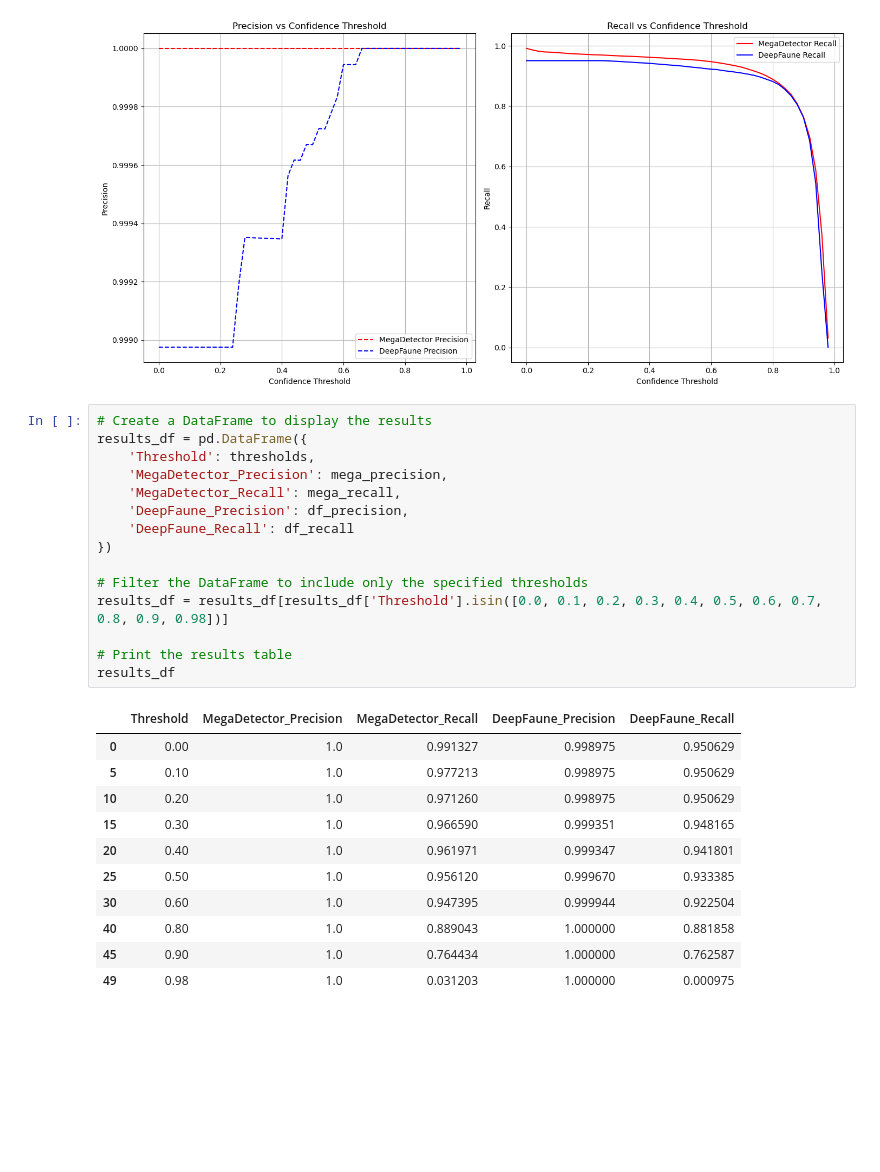
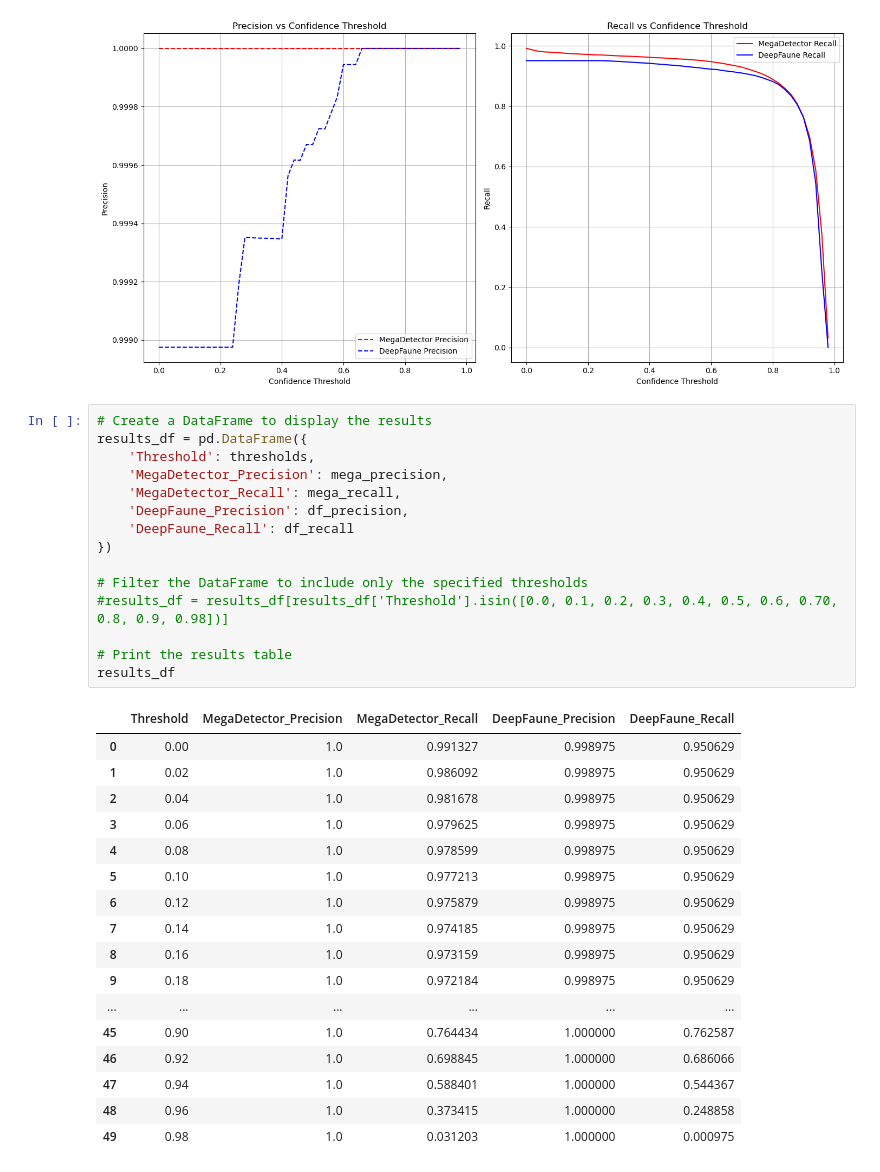
Before and after one commit to ratsakatika/camera-traps, a Jupyter notebook: notebooks/013_detector_test_rig.ipynb, the cells around one changed output. Cells and saved outputs as stored; diff of their text form; blank space fills up the shorter version.

```diff
--- a/notebooks/013_test_rig.ipynb
+++ b/notebooks/013_detector_test_rig.ipynb
@@ -196,27 +183,33 @@ plt.show()
 # %%
 # Create a DataFrame to display the results
 results_df = pd.DataFrame({
     'Threshold': thresholds,
     'MegaDetector_Precision': mega_precision,
     'MegaDetector_Recall': mega_recall,
     'DeepFaune_Precision': df_precision,
     'DeepFaune_Recall': df_recall
 })
 
 # Filter the DataFrame to include only the specified thresholds
-results_df = results_df[results_df['Threshold'].isin([0.0, 0.1, 0.2, 0.3, 0.4, 0.5, 0.6, 0.7, 0.8, 0.9, 0.98])]
+#results_df = results_df[results_df['Threshold'].isin([0.0, 0.1, 0.2, 0.3, 0.4, 0.5, 0.6, 0.70, 0.8, 0.9, 0.98])]
 
 # Print the results table
 results_df
 # %% [output]
 |  | Threshold | MegaDetector_Precision | MegaDetector_Recall | DeepFaune_Precision | DeepFaune_Recall |
 | 0 | 0.00 | 1.0 | 0.991327 | 0.998975 | 0.950629 |
+| 1 | 0.02 | 1.0 | 0.986092 | 0.998975 | 0.950629 |
+| 2 | 0.04 | 1.0 | 0.981678 | 0.998975 | 0.950629 |
+| 3 | 0.06 | 1.0 | 0.979625 | 0.998975 | 0.950629 |
+| 4 | 0.08 | 1.0 | 0.978599 | 0.998975 | 0.950629 |
 | 5 | 0.10 | 1.0 | 0.977213 | 0.998975 | 0.950629 |
-| 10 | 0.20 | 1.0 | 0.971260 | 0.998975 | 0.950629 |
-| 15 | 0.30 | 1.0 | 0.966590 | 0.999351 | 0.948165 |
-| 20 | 0.40 | 1.0 | 0.961971 | 0.999347 | 0.941801 |
-| 25 | 0.50 | 1.0 | 0.956120 | 0.999670 | 0.933385 |
-| 30 | 0.60 | 1.0 | 0.947395 | 0.999944 | 0.922504 |
-| 40 | 0.80 | 1.0 | 0.889043 | 1.000000 | 0.881858 |
+| 6 | 0.12 | 1.0 | 0.975879 | 0.998975 | 0.950629 |
+| 7 | 0.14 | 1.0 | 0.974185 | 0.998975 | 0.950629 |
+| 8 | 0.16 | 1.0 | 0.973159 | 0.998975 | 0.950629 |
+| 9 | 0.18 | 1.0 | 0.972184 | 0.998975 | 0.950629 |
+| ... | ... | ... | ... | ... | ... |
 | 45 | 0.90 | 1.0 | 0.764434 | 1.000000 | 0.762587 |
+| 46 | 0.92 | 1.0 | 0.698845 | 1.000000 | 0.686066 |
+| 47 | 0.94 | 1.0 | 0.588401 | 1.000000 | 0.544367 |
+| 48 | 0.96 | 1.0 | 0.373415 | 1.000000 | 0.248858 |
 | 49 | 0.98 | 1.0 | 0.031203 | 1.000000 | 0.000975 |
```
Also changed, not shown: parts of 1 cell of this notebook, 1 other file.
